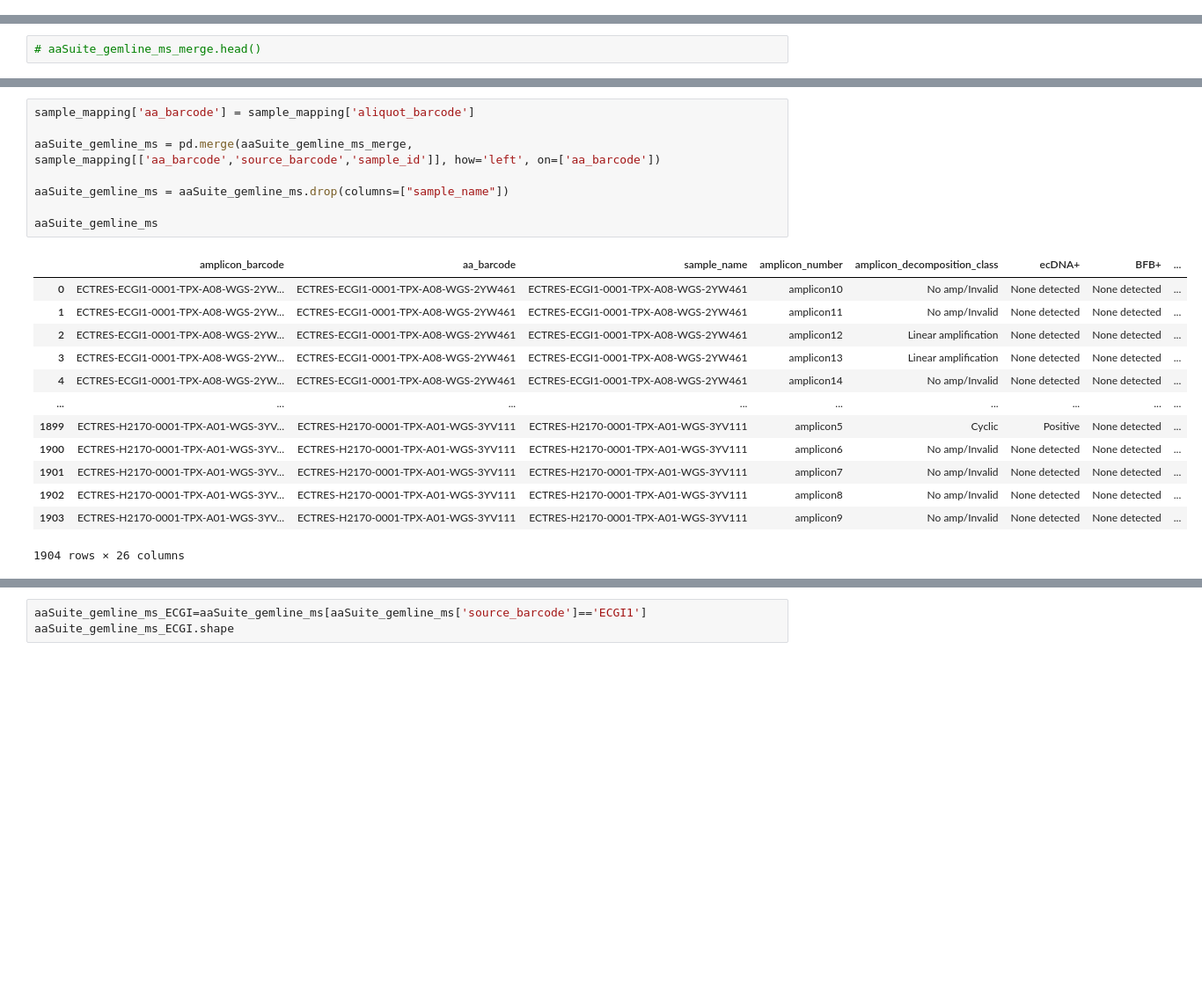
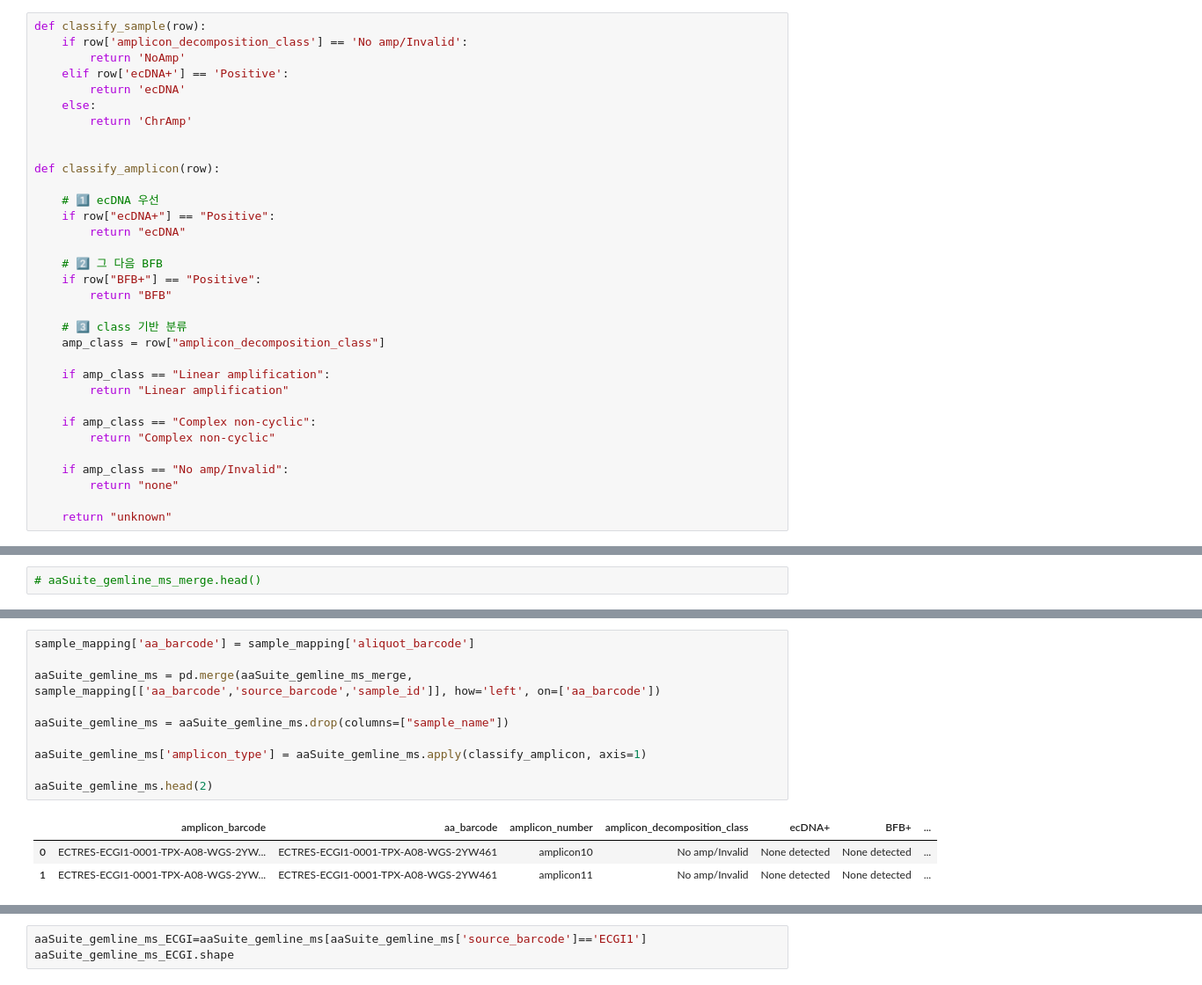
Before and after one commit to JiwonShon/ECTRES, a Jupyter notebook: Untitled.ipynb, the cells around one changed output, grey strips where cells are left out. Shown at 88% size. Drawn from its saved outputs; the diff is of its cells as text; blank space fills up the shorter version.

Commit message:
Browsing the amplicon output in ECGI10

```diff
--- a/Untitled.ipynb
+++ b/Untitled.ipynb
@@ -20,6 +20,39 @@ print("Current Directory:", current_directory)
 pd.set_option("display.max_columns", None)
 # %% [output]
 Current Directory: /mnt/NAS3/home/jiwon/ECTRES/python
+# %%
+def classify_sample(row):
+    if row['amplicon_decomposition_class'] == 'No amp/Invalid':
+        return 'NoAmp'
+    elif row['ecDNA+'] == 'Positive':
+        return 'ecDNA'
+    else:
+        return 'ChrAmp'
+
+
+def classify_amplicon(row):
+
+    # 1️⃣ ecDNA 우선
+    if row["ecDNA+"] == "Positive":
+        return "ecDNA"
+
+    # 2️⃣ 그 다음 BFB
+    if row["BFB+"] == "Positive":
+        return "BFB"
+
+    # 3️⃣ class 기반 분류
+    amp_class = row["amplicon_decomposition_class"]
+
+    if amp_class == "Linear amplification":
+        return "Linear amplification"
+
+    if amp_class == "Complex non-cyclic":
+        return "Complex non-cyclic"
+
+    if amp_class == "No amp/Invalid":
+        return "none"
+
+    return "unknown"
 # %% [markdown]
 ## Manifest & sample barcoding
 # %%
@@ -102,24 +129,16 @@ Index(['aliquot_barcode', 'source_barcode', 'sample_barcode',
 # %%
 sample_mapping['aa_barcode'] = sample_mapping['aliquot_barcode']
 
 aaSuite_gemline_ms = pd.merge(aaSuite_gemline_ms_merge, sample_mapping[['aa_barcode','source_barcode','sample_id']], how='left', on=['aa_barcode'])
 
 aaSuite_gemline_ms = aaSuite_gemline_ms.drop(columns=["sample_name"])
 
-aaSuite_gemline_ms
+aaSuite_gemline_ms['amplicon_type'] = aaSuite_gemline_ms.apply(classify_amplicon, axis=1)
+
+aaSuite_gemline_ms.head(2)
 # %% [output]
-|  | amplicon_barcode | aa_barcode | sample_name | amplicon_number | amplicon_decomposition_class | ecDNA+ | BFB+ | ... |
-| 0 | ECTRES-ECGI1-0001-TPX-A08-WGS-2YW... | ECTRES-ECGI1-0001-TPX-A08-WGS-2YW461 | ECTRES-ECGI1-0001-TPX-A08-WGS-2YW461 | amplicon10 | No amp/Invalid | None detected | None detected | ... |
-| 1 | ECTRES-ECGI1-0001-TPX-A08-WGS-2YW... | ECTRES-ECGI1-0001-TPX-A08-WGS-2YW461 | ECTRES-ECGI1-0001-TPX-A08-WGS-2YW461 | amplicon11 | No amp/Invalid | None detected | None detected | ... |
-| 2 | ECTRES-ECGI1-0001-TPX-A08-WGS-2YW... | ECTRES-ECGI1-0001-TPX-A08-WGS-2YW461 | ECTRES-ECGI1-0001-TPX-A08-WGS-2YW461 | amplicon12 | Linear amplification | None detected | None detected | ... |
-| 3 | ECTRES-ECGI1-0001-TPX-A08-WGS-2YW... | ECTRES-ECGI1-0001-TPX-A08-WGS-2YW461 | ECTRES-ECGI1-0001-TPX-A08-WGS-2YW461 | amplicon13 | Linear amplification | None detected | None detected | ... |
-| 4 | ECTRES-ECGI1-0001-TPX-A08-WGS-2YW... | ECTRES-ECGI1-0001-TPX-A08-WGS-2YW461 | ECTRES-ECGI1-0001-TPX-A08-WGS-2YW461 | amplicon14 | No amp/Invalid | None detected | None detected | ... |
-| ... | ... | ... | ... | ... | ... | ... | ... | ... |
-| 1899 | ECTRES-H2170-0001-TPX-A01-WGS-3YV... | ECTRES-H2170-0001-TPX-A01-WGS-3YV111 | ECTRES-H2170-0001-TPX-A01-WGS-3YV111 | amplicon5 | Cyclic | Positive | None detected | ... |
-| 1900 | ECTRES-H2170-0001-TPX-A01-WGS-3YV... | ECTRES-H2170-0001-TPX-A01-WGS-3YV111 | ECTRES-H2170-0001-TPX-A01-WGS-3YV111 | amplicon6 | No amp/Invalid | None detected | None detected | ... |
-| 1901 | ECTRES-H2170-0001-TPX-A01-WGS-3YV... | ECTRES-H2170-0001-TPX-A01-WGS-3YV111 | ECTRES-H2170-0001-TPX-A01-WGS-3YV111 | amplicon7 | No amp/Invalid | None detected | None detected | ... |
-| 1902 | ECTRES-H2170-0001-TPX-A01-WGS-3YV... | ECTRES-H2170-0001-TPX-A01-WGS-3YV111 | ECTRES-H2170-0001-TPX-A01-WGS-3YV111 | amplicon8 | No amp/Invalid | None detected | None detected | ... |
-| 1903 | ECTRES-H2170-0001-TPX-A01-WGS-3YV... | ECTRES-H2170-0001-TPX-A01-WGS-3YV111 | ECTRES-H2170-0001-TPX-A01-WGS-3YV111 | amplicon9 | No amp/Invalid | None detected | None detected | ... |
+|  | amplicon_barcode | aa_barcode | amplicon_number | amplicon_decomposition_class | ecDNA+ | BFB+ | ... |
+| 0 | ECTRES-ECGI1-0001-TPX-A08-WGS-2YW... | ECTRES-ECGI1-0001-TPX-A08-WGS-2YW461 | amplicon10 | No amp/Invalid | None detected | None detected | ... |
+| 1 | ECTRES-ECGI1-0001-TPX-A08-WGS-2YW... | ECTRES-ECGI1-0001-TPX-A08-WGS-2YW461 | amplicon11 | No amp/Invalid | None detected | None detected | ... |
-1904 rows × 26 columns
 # %%
 # aaSuite_gemline_ms['source_barcode'].unique()
```
Also changed, not shown: parts of 10 cells of this notebook.
